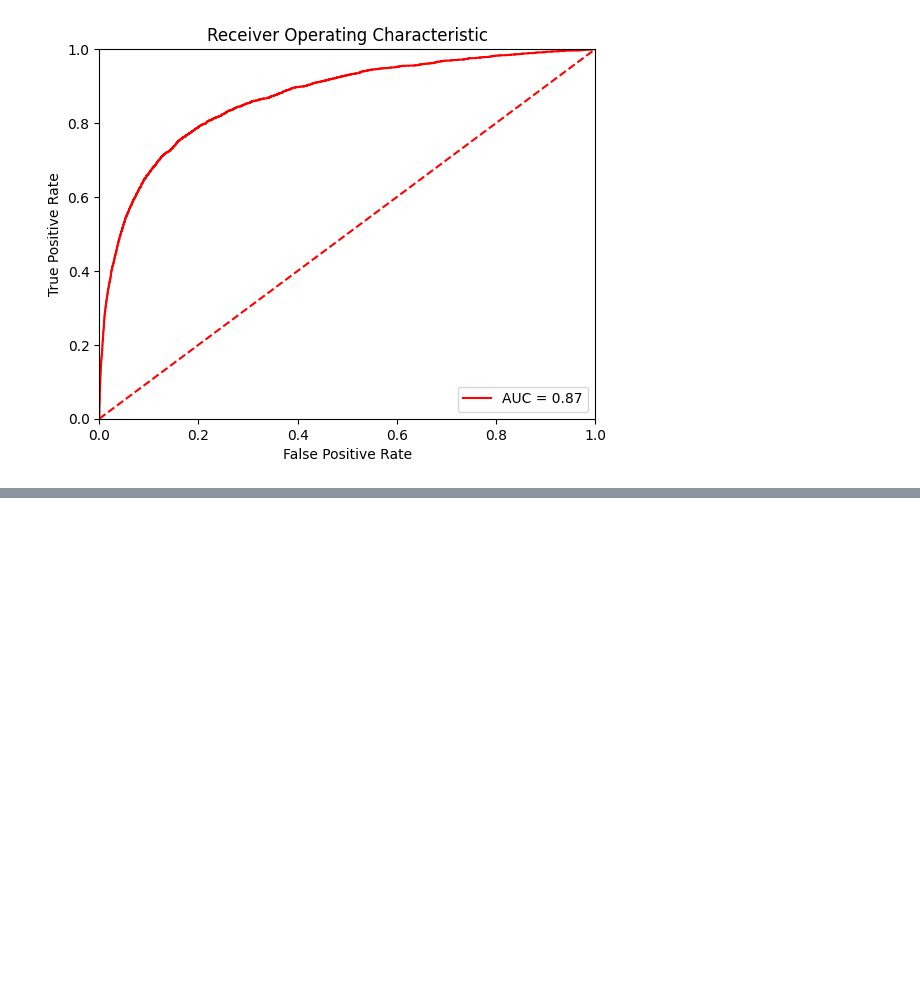
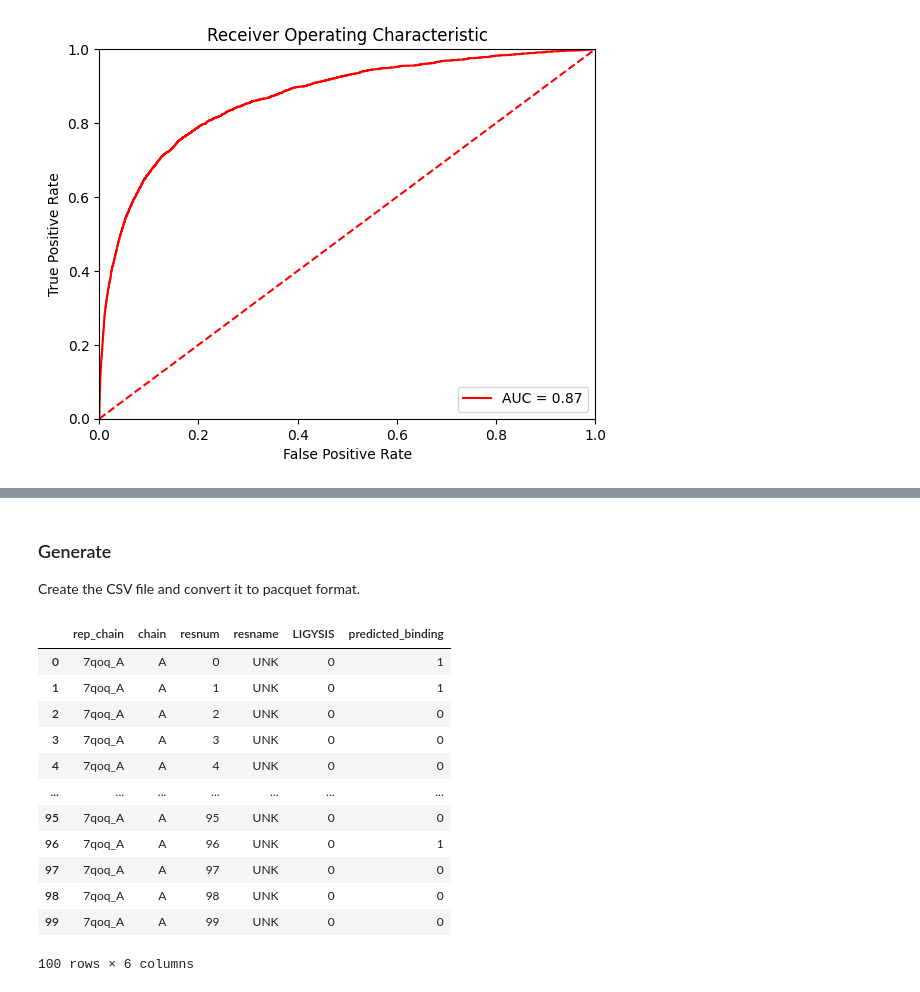
Before and after one commit to skrhakv/cryptic-finetuning, a Jupyter notebook: src/models/baseline-nn.ipynb, the cells around one changed output, grey strips where cells are left out. Cells and saved outputs as stored; diff of their text form; code cells hidden in the pictures; blank space fills up the shorter version.

Commit message:
generate data for near hit scoring scripts

```diff
--- a/src/models/baseline-nn.ipynb
+++ b/src/models/baseline-nn.ipynb
@@ -880,0 +903,3 @@ Epoch: 9 | Loss: 0.58367, Accuracy: 94.72% | Test loss: 0.94008, AUC: 0.8695, MC
+# %% [markdown]
+### Generate
+Create the CSV file and convert it to pacquet format.
@@ -880,0 +934,17 @@ Epoch: 9 | Loss: 0.58367, Accuracy: 94.72% | Test loss: 0.94008, AUC: 0.8695, MC
+# %%
+df = pd.read_parquet(f"{CSV_OUTPUT_PATH}/cryptobench-baseline.parquet")
+df.head(100)
+# %% [output]
+|  | rep_chain | chain | resnum | resname | LIGYSIS | predicted_binding |
+| 0 | 7qoq_A | A | 0 | UNK | 0 | 1 |
+| 1 | 7qoq_A | A | 1 | UNK | 0 | 1 |
+| 2 | 7qoq_A | A | 2 | UNK | 0 | 0 |
+| 3 | 7qoq_A | A | 3 | UNK | 0 | 0 |
+| 4 | 7qoq_A | A | 4 | UNK | 0 | 0 |
+| ... | ... | ... | ... | ... | ... | ... |
+| 95 | 7qoq_A | A | 95 | UNK | 0 | 0 |
+| 96 | 7qoq_A | A | 96 | UNK | 0 | 1 |
+| 97 | 7qoq_A | A | 97 | UNK | 0 | 0 |
+| 98 | 7qoq_A | A | 98 | UNK | 0 | 0 |
+| 99 | 7qoq_A | A | 99 | UNK | 0 | 0 |
+100 rows × 6 columns
```
Also changed, not shown: parts of 5 cells of this notebook.
